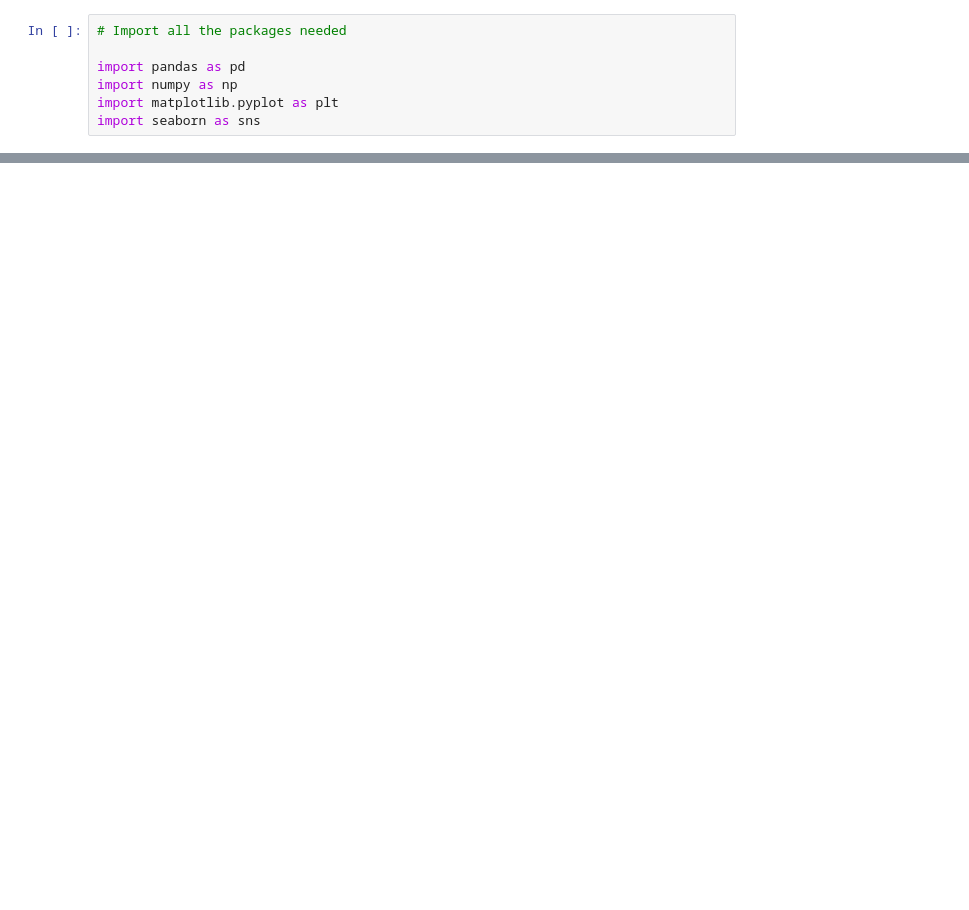
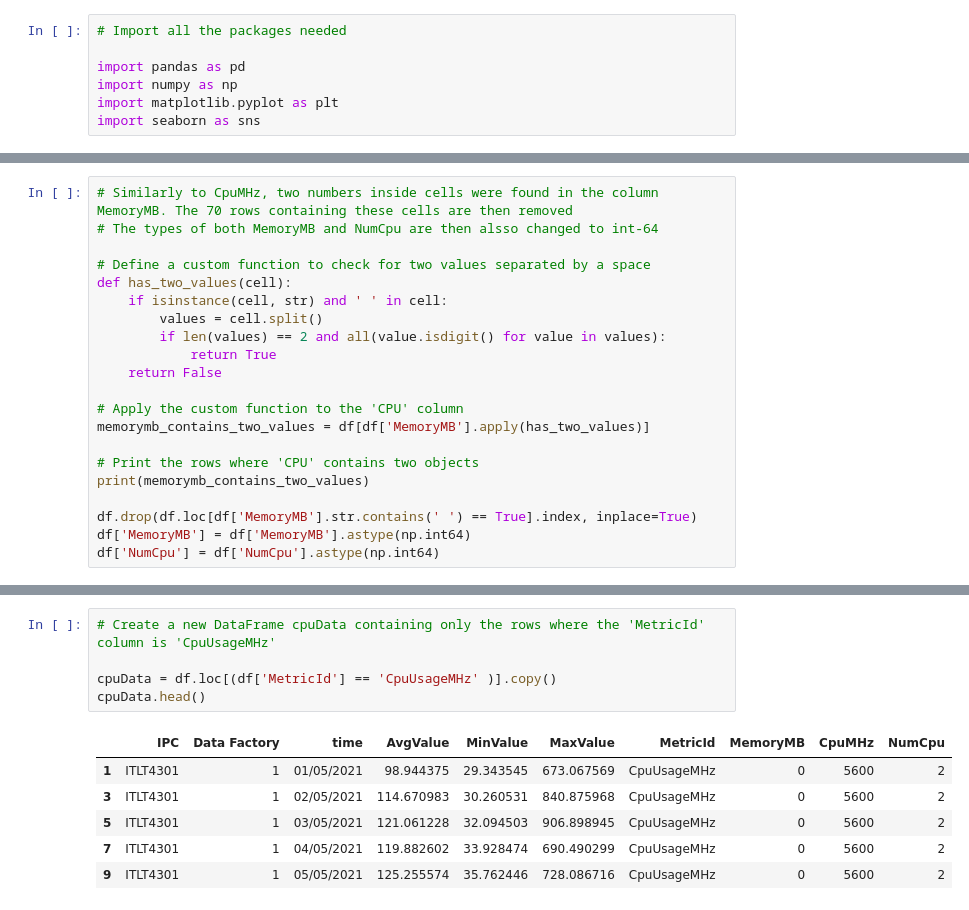
Before and after one commit to GiannisMak26/Itility-Test-Case, a Jupyter notebook: Code.ipynb, the cells around one changed output, grey strips where cells are left out. Drawn from its saved outputs; the diff is of its cells as text; blank space fills up the shorter version.

```diff
--- a/Code.ipynb
+++ b/Code.ipynb
@@ -140,0 +108,21 @@ Oversized['RecommendForDownscale'].to_csv('C:/Users/User/Desktop/Itility Test Ca
+# %%
+# Similarly to CpuMHz, two numbers inside cells were found in the column MemoryMB. The 70 rows containing these cells are then removed
+# The types of both MemoryMB and NumCpu are then alsso changed to int-64
+
+# Define a custom function to check for two values separated by a space
+def has_two_values(cell):
+    if isinstance(cell, str) and ' ' in cell:
+        values = cell.split()
+        if len(values) == 2 and all(value.isdigit() for value in values):
+            return True
+    return False
+
+# Apply the custom function to the 'CPU' column
+memorymb_contains_two_values = df[df['MemoryMB'].apply(has_two_values)]
+
+# Print the rows where 'CPU' contains two objects
+print(memorymb_contains_two_values)
+
+df.drop(df.loc[df['MemoryMB'].str.contains(' ') == True].index, inplace=True)
+df['MemoryMB'] = df['MemoryMB'].astype(np.int64)
+df['NumCpu'] = df['NumCpu'].astype(np.int64)
@@ -140,0 +222,12 @@ Oversized['RecommendForDownscale'].to_csv('C:/Users/User/Desktop/Itility Test Ca
+# %%
+# Create a new DataFrame cpuData containing only the rows where the 'MetricId' column is 'CpuUsageMHz'
+
+cpuData = df.loc[(df['MetricId'] == 'CpuUsageMHz' )].copy()
+cpuData.head()
+# %% [output]
+|  | IPC | Data Factory | time | AvgValue | MinValue | MaxValue | MetricId | MemoryMB | CpuMHz | NumCpu |
+| 1 | ITLT4301 | 1 | 01/05/2021 | 98.944375 | 29.343545 | 673.067569 | CpuUsageMHz | 0 | 5600 | 2 |
+| 3 | ITLT4301 | 1 | 02/05/2021 | 114.670983 | 30.260531 | 840.875968 | CpuUsageMHz | 0 | 5600 | 2 |
+| 5 | ITLT4301 | 1 | 03/05/2021 | 121.061228 | 32.094503 | 906.898945 | CpuUsageMHz | 0 | 5600 | 2 |
+| 7 | ITLT4301 | 1 | 04/05/2021 | 119.882602 | 33.928474 | 690.490299 | CpuUsageMHz | 0 | 5600 | 2 |
+| 9 | ITLT4301 | 1 | 05/05/2021 | 125.255574 | 35.762446 | 728.086716 | CpuUsageMHz | 0 | 5600 | 2 |
```
Also changed, not shown: parts of 38 cells of this notebook, 3 other files.
